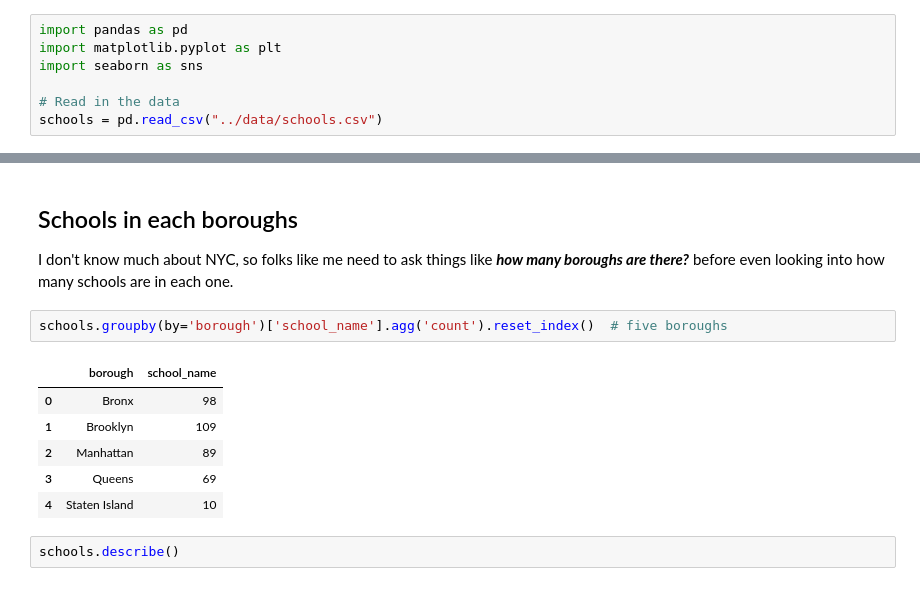
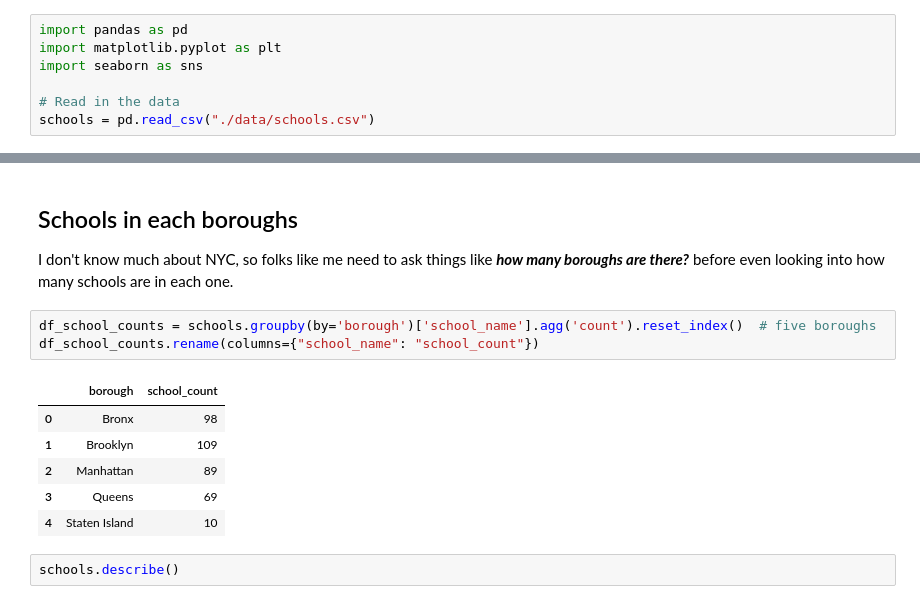
Before and after one commit to MichaelSzczepaniak/DSPortfolio, a Jupyter notebook: NYC_Public_Schools/nyc_schools.ipynb, the cells around one changed output, grey strips where cells are left out. Drawn from its saved outputs; the diff is of its cells as text.

```diff
--- a/NYC_Public_Schools/nyc_schools.ipynb
+++ b/NYC_Public_Schools/nyc_schools.ipynb
@@ -19,7 +19,7 @@ import matplotlib.pyplot as plt
 import seaborn as sns
 
 # Read in the data
-schools = pd.read_csv("../data/schools.csv")
+schools = pd.read_csv("./data/schools.csv")
 # %%
 schools.info()
 print(schools.columns)
@@ -58,9 +58,10 @@ schools.head()
 
 I don't know much about NYC, so folks like me need to ask things like ***how many boroughs are there?*** before even looking into how many schools are in each one.
 # %%
-schools.groupby(by='borough')['school_name'].agg('count').reset_index()  # five boroughs
+df_school_counts = schools.groupby(by='borough')['school_name'].agg('count').reset_index()  # five boroughs
+df_school_counts.rename(columns={"school_name": "school_count"})
 # %% [output]
-|  | borough | school_name |
+|  | borough | school_count |
 | 0 | Bronx | 98 |
 | 1 | Brooklyn | 109 |
 | 2 | Manhattan | 89 |
```
Also changed, not shown: parts of 1 cell of this notebook, 7 other files.
